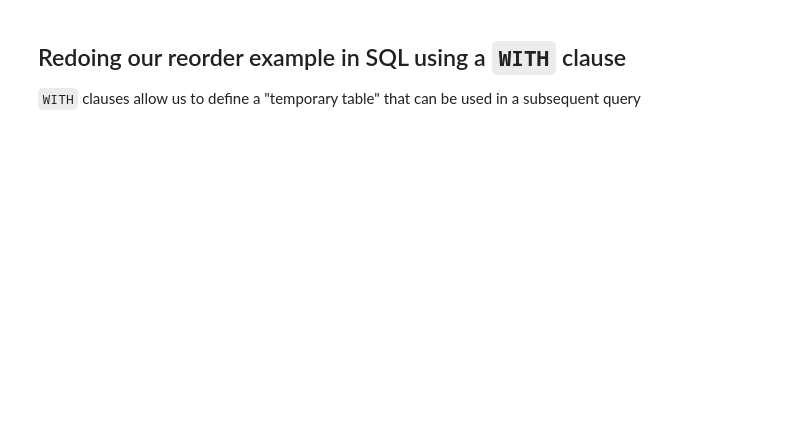
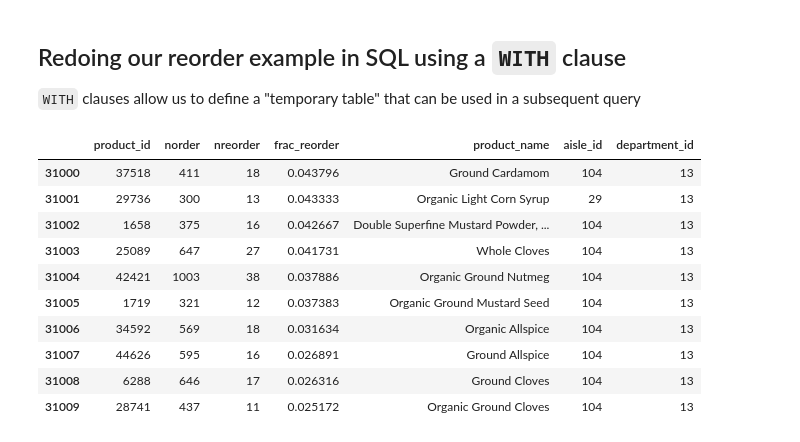
Before and after one commit to QuantEcon/2021-workshop-rsit, a Jupyter notebook: notebooks/session8/sql.ipynb, the cells around one changed output. Cells and saved outputs as stored; diff of their text form; code cells hidden in the pictures; blank space fills up the shorter version.

```diff
--- a/notebooks/session8/sql.ipynb
+++ b/notebooks/session8/sql.ipynb
@@ -257,7 +316,7 @@ The merges that we've done using pandas use the same notation as SQL joins:
 query = """
         SELECT p.product_name, p.aisle_id, p.department_id, a.aisle
         FROM products p
-        INNER JOIN aisles a ON (p.aisle_id=a.aisle_id)
+        LEFT JOIN aisles a ON (p.aisle_id=a.aisle_id)
         """
 
 # In this case they're all the same because there is no
@@ -314,7 +401,7 @@ run_query(eng, query, 30)
 We use `AND` and `OR` to specify the boolean condition
 # %%
 query = """
-        SELECT p.product_name, a.aisle, d.department, a.aisle_id, d.department_id
+        SELECT p.product_name, a.aisle_id, d.department_id
         FROM products p
         LEFT JOIN aisles a ON (p.aisle_id=a.aisle_id)
         LEFT JOIN departments d ON (p.department_id=d.department_id)
@@ -377,6 +471,7 @@ When you perform a `GROUP BY`, any column that is not an element of the "group"
 query = """
         SELECT order_dow, COUNT(user_id) AS norder
         FROM orders o
+        WHERE order_dow > 4
         GROUP BY order_dow
         """
 
@@ -505,4 +659,16 @@ query = """
 
 df = pd.read_sql(query, eng)
 # %%
-df.head(10)
+df.tail(10)
+# %% [output]
+|  | product_id | norder | nreorder | frac_reorder | product_name | aisle_id | department_id |
+| 31000 | 37518 | 411 | 18 | 0.043796 | Ground Cardamom | 104 | 13 |
+| 31001 | 29736 | 300 | 13 | 0.043333 | Organic Light Corn Syrup | 29 | 13 |
+| 31002 | 1658 | 375 | 16 | 0.042667 | Double Superfine Mustard Powder, ... | 104 | 13 |
+| 31003 | 25089 | 647 | 27 | 0.041731 | Whole Cloves | 104 | 13 |
+| 31004 | 42421 | 1003 | 38 | 0.037886 | Organic Ground Nutmeg | 104 | 13 |
+| 31005 | 1719 | 321 | 12 | 0.037383 | Organic Ground Mustard Seed | 104 | 13 |
+| 31006 | 34592 | 569 | 18 | 0.031634 | Organic Allspice | 104 | 13 |
+| 31007 | 44626 | 595 | 16 | 0.026891 | Ground Allspice | 104 | 13 |
+| 31008 | 6288 | 646 | 17 | 0.026316 | Ground Cloves | 104 | 13 |
+| 31009 | 28741 | 437 | 11 | 0.025172 | Organic Ground Cloves | 104 | 13 |
```
Also changed, not shown: parts of 25 cells of this notebook, 1 other file.
